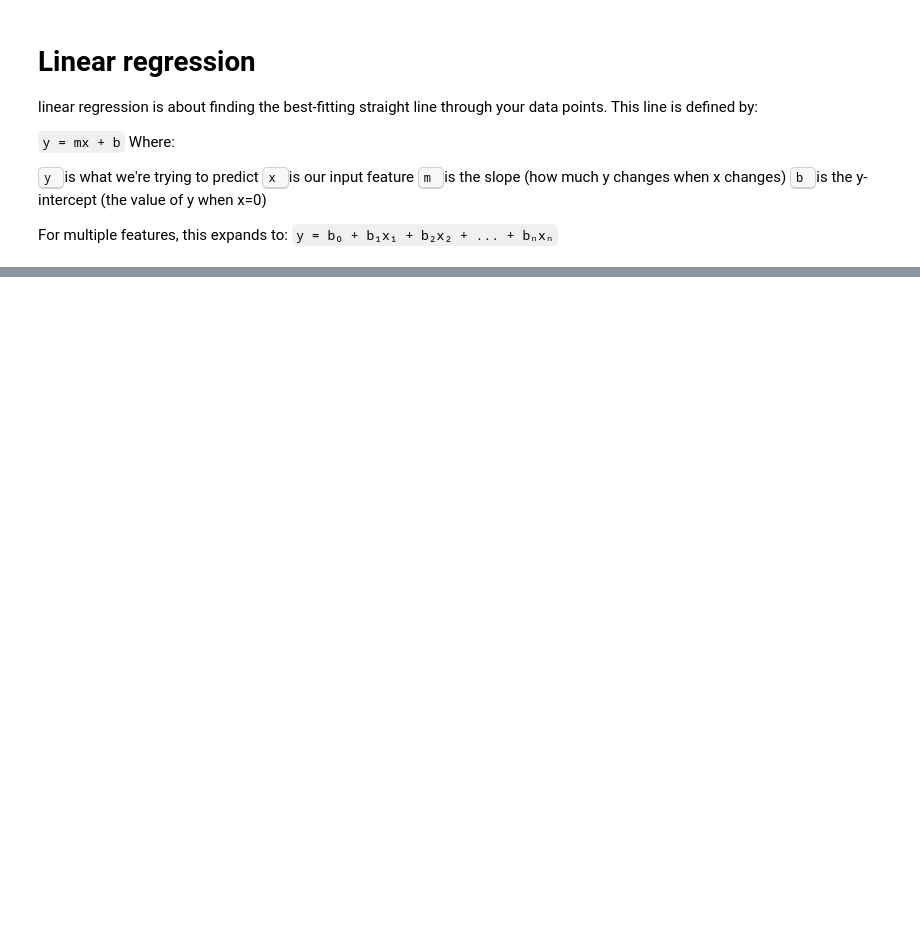
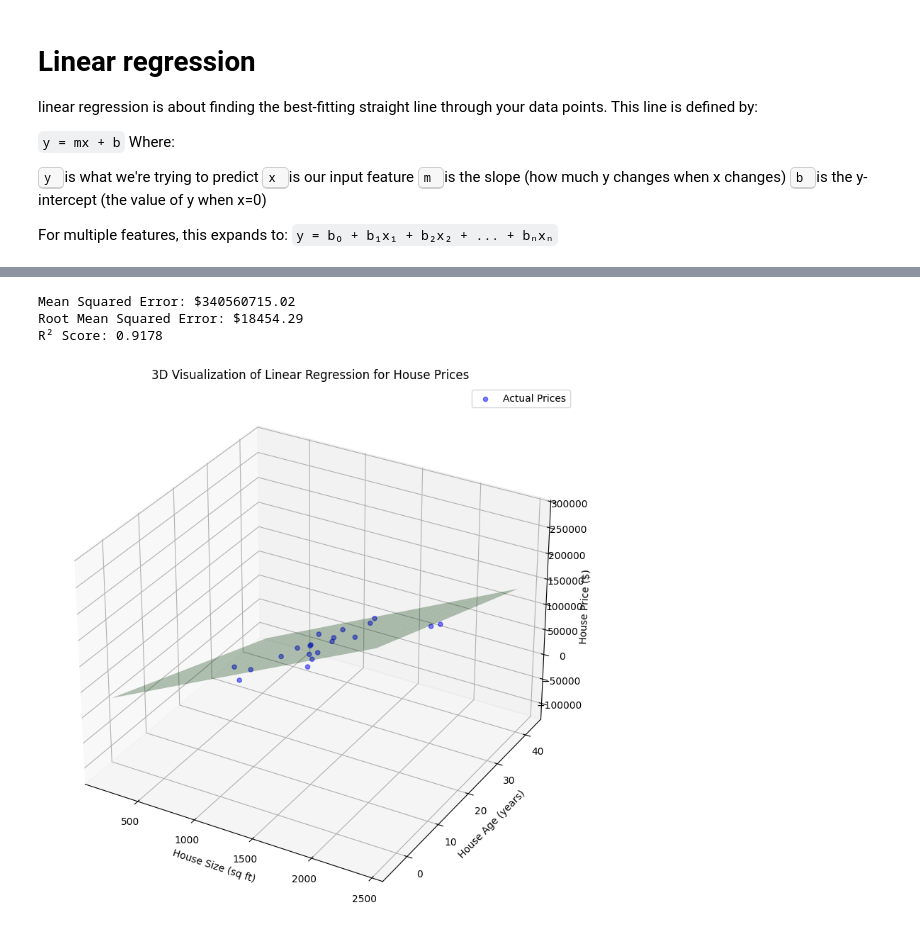
Before and after one commit to kamatealif/machine-learning, a Jupyter notebook: supervised learning/regression/linear-regression.ipynb, the cells around one changed output, grey strips where cells are left out. Drawn from its saved outputs; the diff is of its cells as text; code cells hidden in the pictures; blank space fills up the shorter version.

```diff
--- a/supervised learning/regression/linear-regression.ipynb
+++ b/supervised learning/regression/linear-regression.ipynb
@@ -24,0 +101,50 @@ ModuleNotFoundError: No module named 'scikitlearn'
+# %%
+# making predictions on test data
+y_pred = model.predict(X_test)
+
+# calculate error metric
+mse = mean_squared_error(y_test, y_pred)
+rmse = np.sqrt(mse)
+r2 = r2_score(y_test, y_pred)
+
+print(f"Mean Squared Error: ${mse:.2f}")
+print(f"Root Mean Squared Error: ${rmse:.2f}")
+print(f"R² Score: {r2:.4f}")
+# %% [output]
+Mean Squared Error: $340560715.02
+Root Mean Squared Error: $18454.29
+R² Score: 0.9178
+# %%
+# now its time to visualize the results
+# Create a 3D plot to visualize the regression plane
+from mpl_toolkits.mplot3d import Axes3D
+
+fig = plt.figure(figsize=(10, 8))
+ax = fig.add_subplot(111, projection='3d')
+
+# Scatter plot of actual data
+ax.scatter(X_test['size'], X_test['age'], y_test, c='blue', marker='o', alpha=0.5, label='Actual Prices')
+
+# Create a meshgrid for the regression plane
+size_range = np.linspace(X['size'].min(), X['size'].max(), 20)
+age_range = np.linspace(X['age'].min(), X['age'].max(), 20)
+size_mesh, age_mesh = np.meshgrid(size_range, age_range)
+points = np.vstack([size_mesh.ravel(), age_mesh.ravel()]).T
+
+# Predict prices for the meshgrid
+predicted_prices = model.predict(points)
+predicted_mesh = predicted_prices.reshape(size_mesh.shape)
+
+# Plot the regression plane
+ax.plot_surface(size_mesh, age_mesh, predicted_mesh, alpha=0.3, color='green')
+
+ax.set_xlabel('House Size (sq ft)')
+ax.set_ylabel('House Age (years)')
+ax.set_zlabel('House Price ($)')
+ax.set_title('3D Visualization of Linear Regression for House Prices')
+
+plt.legend()
+plt.tight_layout()
+plt.show()
+# %% [output]
+[figure, added]
```
Also changed, not shown: parts of 8 cells of this notebook.
